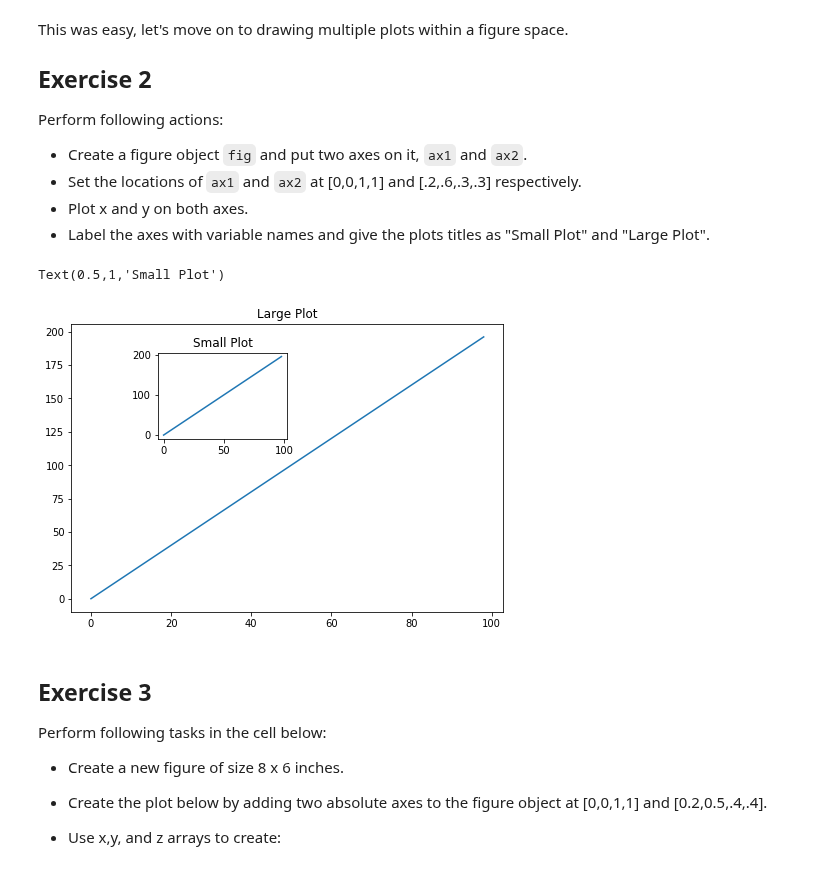
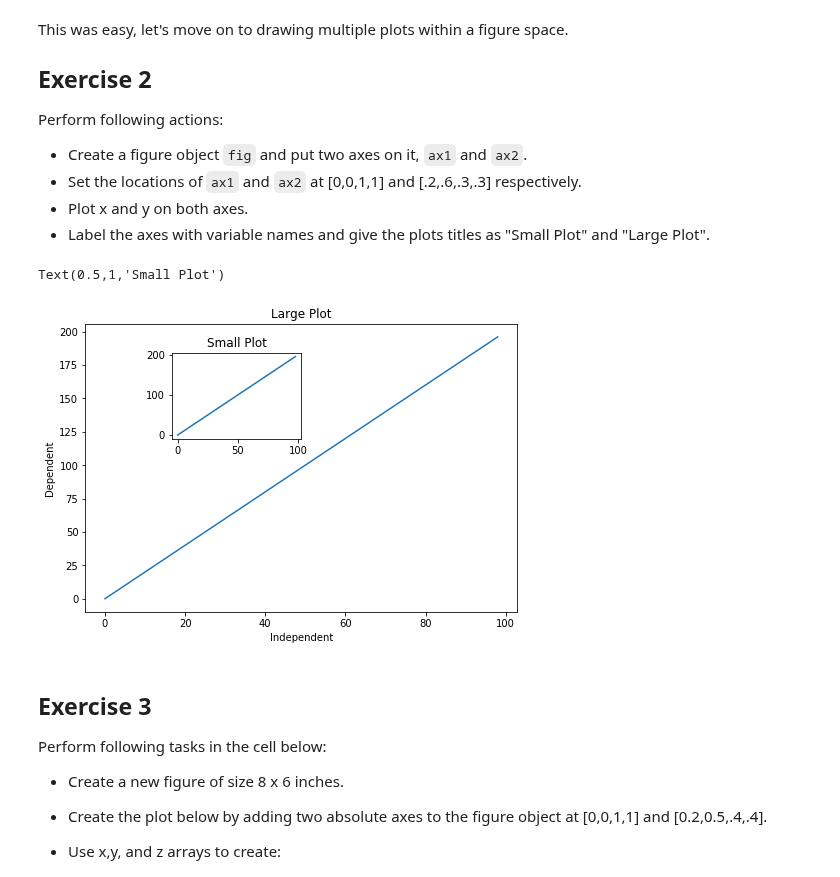
Before and after one commit to MarcSchneider71/ds-matplotlib-intro-lab-nyc-ds-career-012819, a Jupyter notebook: index.ipynb, the cells around one changed output. Drawn from its saved outputs; the diff is of its cells as text; code cells hidden in the pictures.

```diff
--- a/index.ipynb
+++ b/index.ipynb
@@ -97,15 +97,17 @@ Perform following actions:
 # %%
 fig= plt.figure()
 
 ax1= fig.add_axes([0,0,1,1])
 plt.plot(x,y)
 plt.title("Large Plot")
+plt.xlabel('Independent')
+plt.ylabel('Dependent')
 ax2= fig.add_axes([.2,.6,.3,.3])
 plt.plot(x,y)
 plt.title("Small Plot")
 # %% [output]
 Text(0.5,1,'Small Plot')
-[figure, old version]
+[figure, new version]
 # %% [markdown]
 ## Exercise 3
 
```
